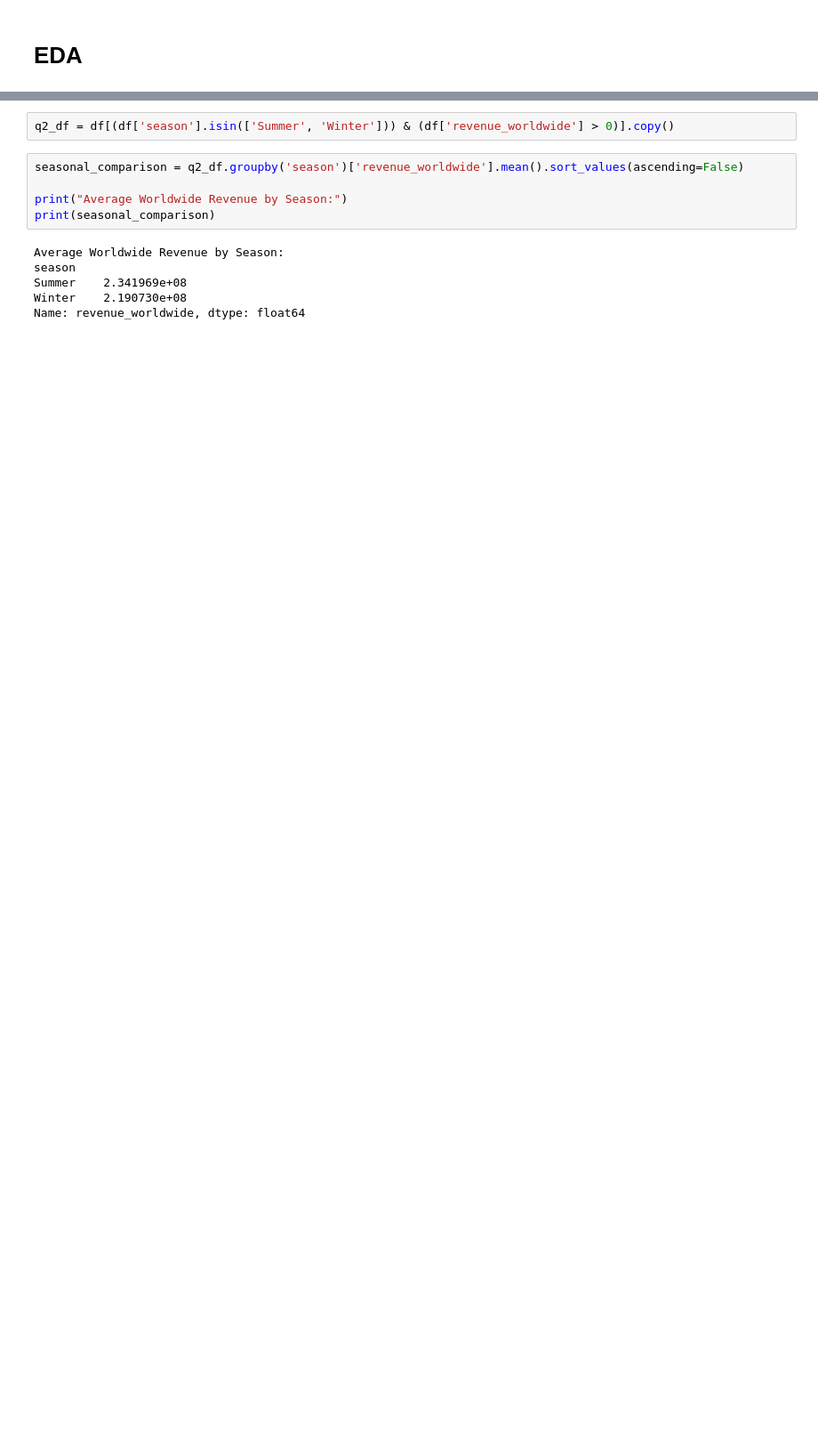
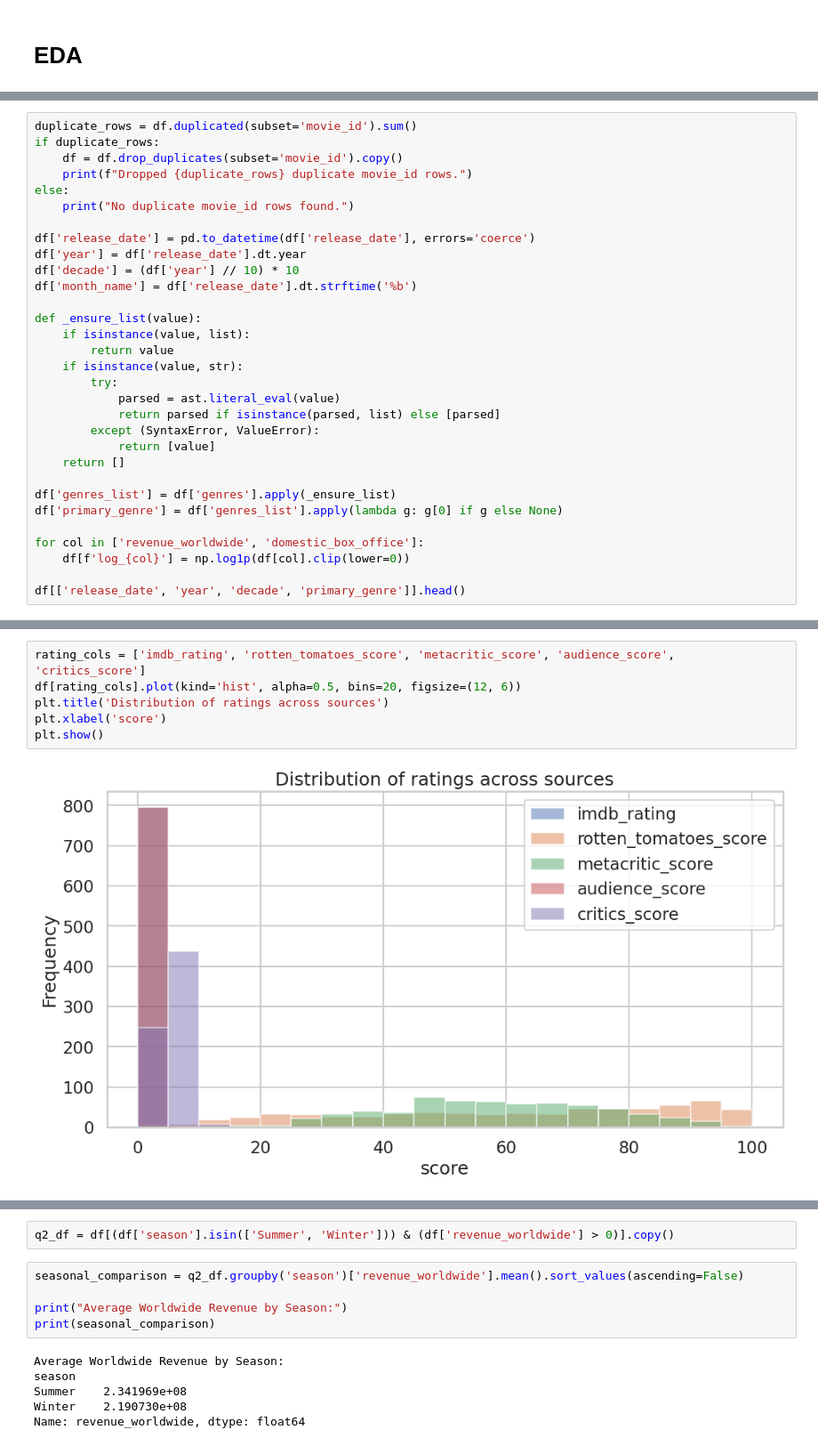
Before and after one commit to Darth-218/entertainment-analysis, a Jupyter notebook: notebooks/02-eda.ipynb, the cells around one changed output, grey strips where cells are left out. Shown at 89% size. Drawn from its saved outputs; the diff is of its cells as text; blank space fills up the shorter version.

```diff
--- a/notebooks/02-eda.ipynb
+++ b/notebooks/02-eda.ipynb
@@ -8,0 +108,31 @@ df = pd.read_csv(processed_data_path)
+# %%
+duplicate_rows = df.duplicated(subset='movie_id').sum()
+if duplicate_rows:
+    df = df.drop_duplicates(subset='movie_id').copy()
+    print(f"Dropped {duplicate_rows} duplicate movie_id rows.")
+else:
+    print("No duplicate movie_id rows found.")
+
+df['release_date'] = pd.to_datetime(df['release_date'], errors='coerce')
+df['year'] = df['release_date'].dt.year
+df['decade'] = (df['year'] // 10) * 10
+df['month_name'] = df['release_date'].dt.strftime('%b')
+
+def _ensure_list(value):
+    if isinstance(value, list):
+        return value
+    if isinstance(value, str):
+        try:
+            parsed = ast.literal_eval(value)
+            return parsed if isinstance(parsed, list) else [parsed]
+        except (SyntaxError, ValueError):
+            return [value]
+    return []
+
+df['genres_list'] = df['genres'].apply(_ensure_list)
+df['primary_genre'] = df['genres_list'].apply(lambda g: g[0] if g else None)
+
+for col in ['revenue_worldwide', 'domestic_box_office']:
+    df[f'log_{col}'] = np.log1p(df[col].clip(lower=0))
+
+df[['release_date', 'year', 'decade', 'primary_genre']].head()
@@ -8,0 +150,8 @@ df = pd.read_csv(processed_data_path)
+# %%
+rating_cols = ['imdb_rating', 'rotten_tomatoes_score', 'metacritic_score', 'audience_score', 'critics_score']
+df[rating_cols].plot(kind='hist', alpha=0.5, bins=20, figsize=(12, 6))
+plt.title('Distribution of ratings across sources')
+plt.xlabel('score')
+plt.show()
+# %% [output]
+[figure, added]
```
Also changed, not shown: parts of 17 cells of this notebook.
